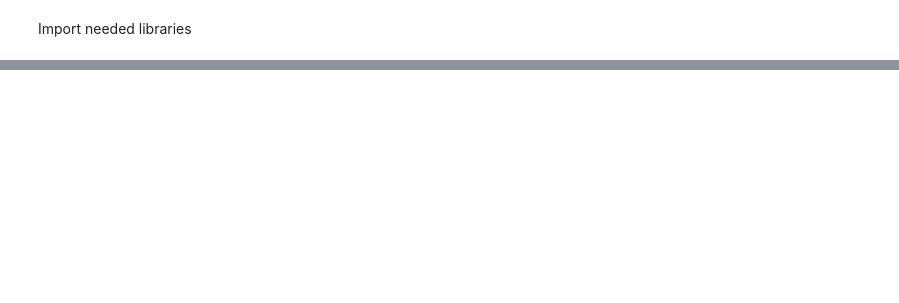
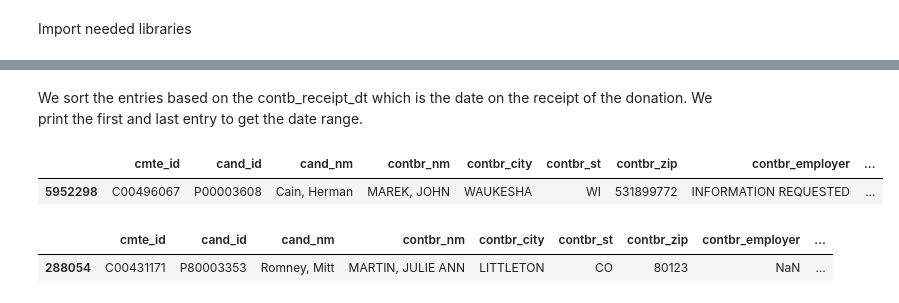
Before and after one commit to BabisK/M36101P-Assignent1, a Jupyter notebook: M36101P-Assignment1.ipynb, the cells around one changed output, grey strips where cells are left out. Saved outputs shown, nothing was run; the diff lists cells and outputs as text; code cells hidden in the pictures; blank space fills up the shorter version.

```diff
--- a/M36101P-Assignment1.ipynb
+++ b/M36101P-Assignment1.ipynb
@@ -13,0 +82,13 @@ donations = pandas.read_csv("donations/P00000001-ALL.csv", dtype = donations_dat
+# %% [markdown]
+We sort the entries based on the contb_receipt_dt which is the date on the receipt of the donation. We print the first and last entry to get the date range.
+# %%
+sorted_donations = donations.sort_values('contb_receipt_dt')
+sorted_donations.head(1)
+# %% [output]
+|  | cmte_id | cand_id | cand_nm | contbr_nm | contbr_city | contbr_st | contbr_zip | contbr_employer | ... |
+| 5952298 | C00496067 | P00003608 | Cain, Herman | MAREK, JOHN | WAUKESHA | WI | 531899772 | INFORMATION REQUESTED | ... |
+# %%
+sorted_donations.tail(1)
+# %% [output]
+|  | cmte_id | cand_id | cand_nm | contbr_nm | contbr_city | contbr_st | contbr_zip | contbr_employer | ... |
+| 288054 | C00431171 | P80003353 | Romney, Mitt | MARTIN, JULIE ANN | LITTLETON | CO | 80123 | NaN | ... |
```
Also changed, not shown: parts of 19 cells of this notebook, 1 other file.
